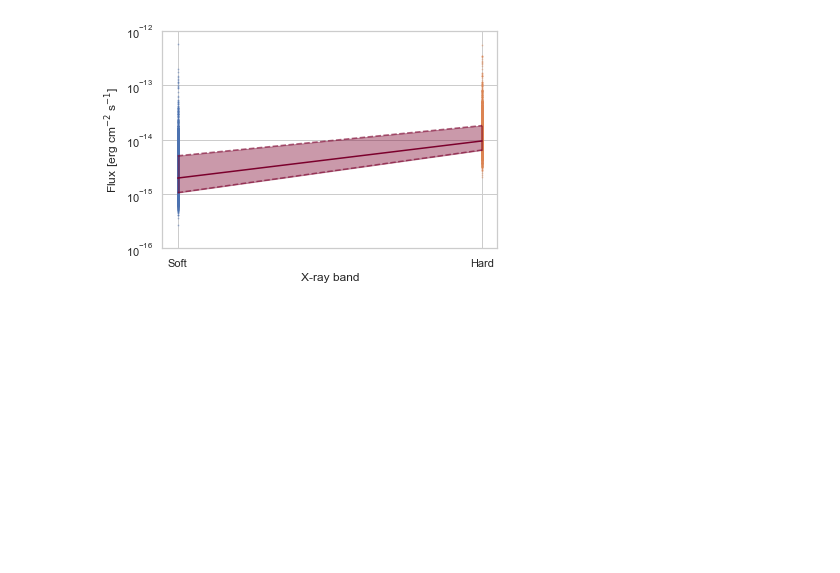
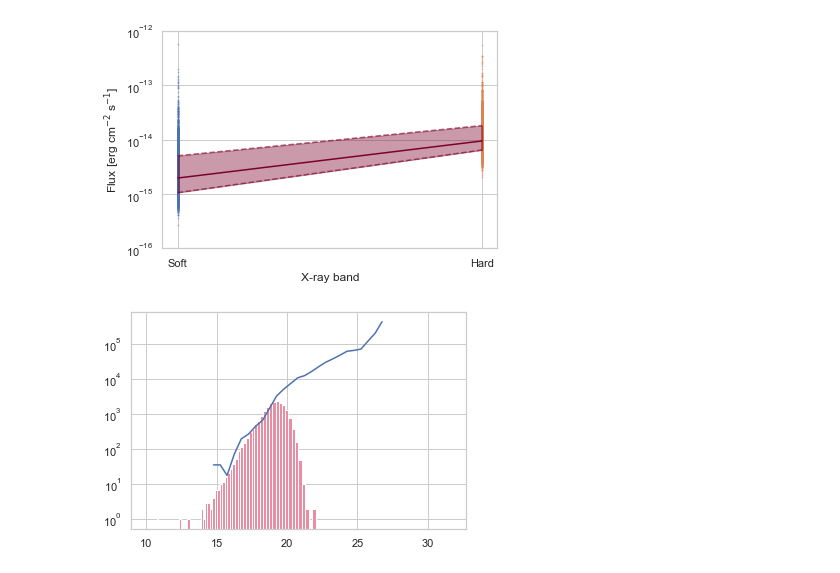
Before and after one commit to runburg/agn_lf, a Jupyter notebook: notebooks/seds.ipynb, the cells around one changed output. Cells and saved outputs as stored; diff of their text form; code cells hidden in the pictures; blank space fills up the shorter version.

```diff
--- a/notebooks/seds.ipynb
+++ b/notebooks/seds.ipynb
@@ -166,3 +167,16 @@ ax.set_ylabel(r'Flux [erg cm$^{-2}$ s$^{-1}$]')
 fig.savefig('./output/sed_xray.png')
 # %% [output]
 [figure]
+# %%
+tab = table.Table(catalog)
+mags = tab['m_ap_irac_i3'] - 2.5 * np.log10(tab['f_ap_irac_i3']/tab['f_ap_irac_i2'])
+fig, ax = plt.subplots()
+bins = np.logspace(1, 1.5, num=100)
+histo, bins, _ = ax.hist(mags.filled().data, bins=bins, color='xkcd:pig pink')
+ashby = np.loadtxt('./data/ashby_uds_corrected_counts.csv', delimiter=',').T
+match_lower = 0.6
+ax.plot(ashby[0], ashby[1] * match_lower)
+ax.set_yscale('log')
+# ax.set_xscale('log')
+# %% [output]
+[figure, added]
```
Also changed, not shown: parts of 5 cells of this notebook, 5 other files.
